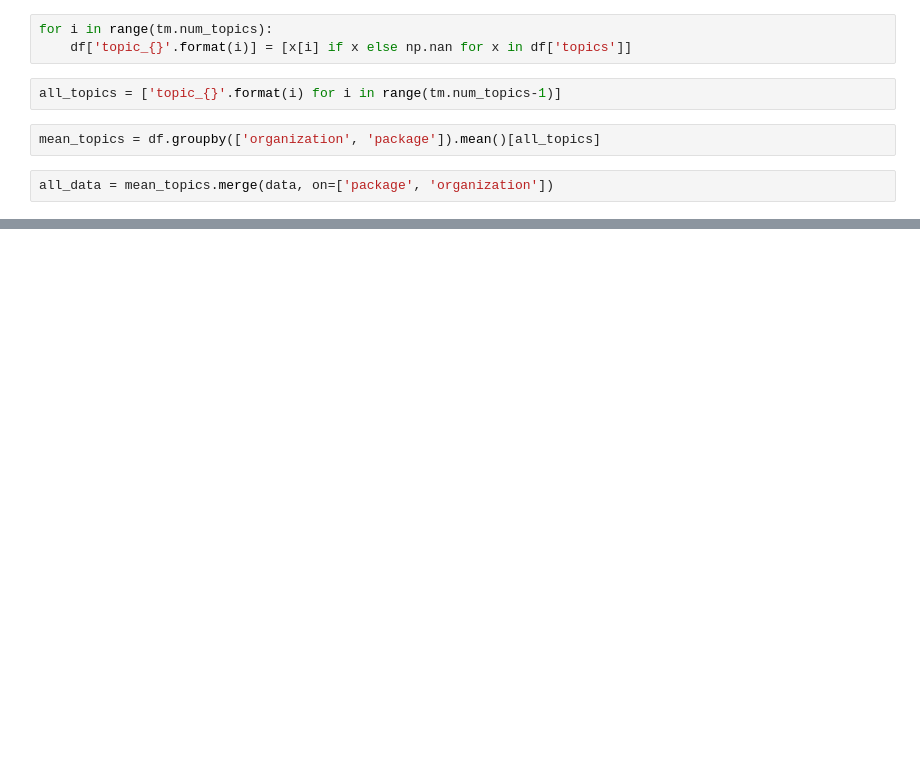
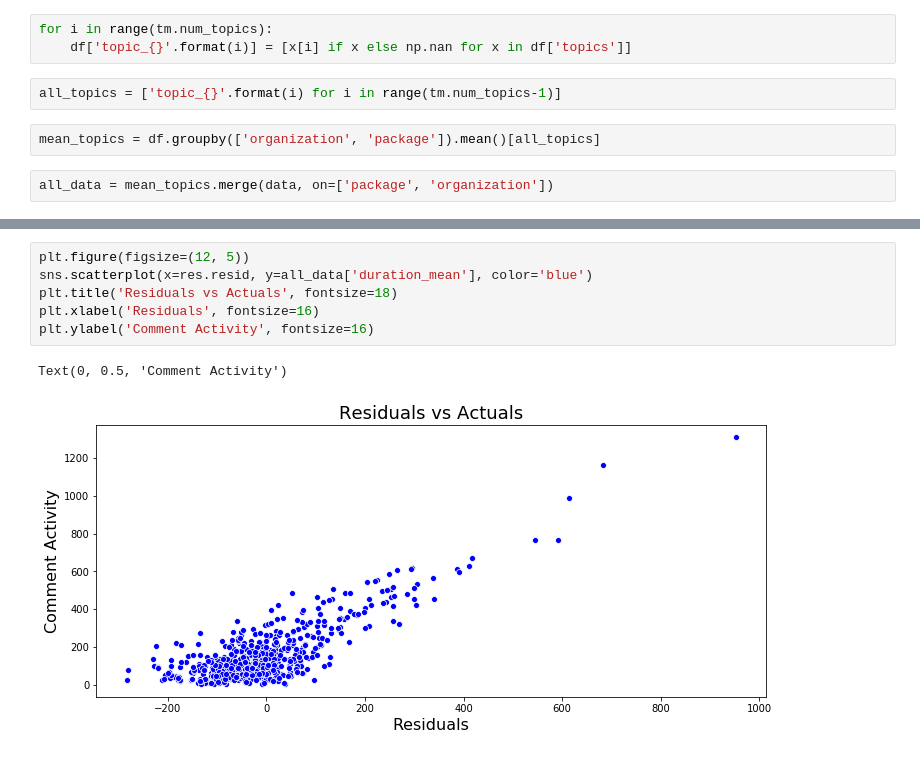
Before and after one commit to MthwRobinson/dissertation-research, a Jupyter notebook: research-notebooks/2-document-diversity.ipynb, the cells around one changed output, grey strips where cells are left out. Cells and saved outputs as stored; diff of their text form; blank space fills up the shorter version.

```diff
--- a/research-notebooks/2-document-diversity.ipynb
+++ b/research-notebooks/2-document-diversity.ipynb
@@ -148,0 +188,9 @@ Text(0, 0.5, 'Document Diversity')
+# %%
+plt.figure(figsize=(12, 5))
+sns.scatterplot(x=res.resid, y=all_data['duration_mean'], color='blue')
+plt.title('Residuals vs Actuals', fontsize=18)
+plt.xlabel('Residuals', fontsize=16)
+plt.ylabel('Comment Activity', fontsize=16)
+# %% [output]
+Text(0, 0.5, 'Comment Activity')
+[figure, added]
```
Also changed, not shown: parts of 11 cells of this notebook.
